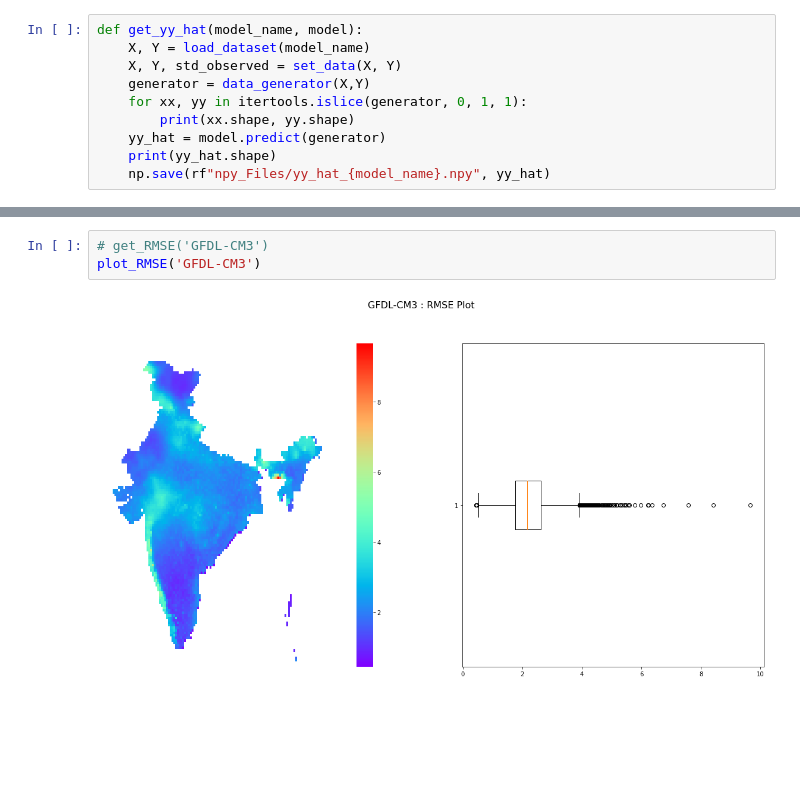
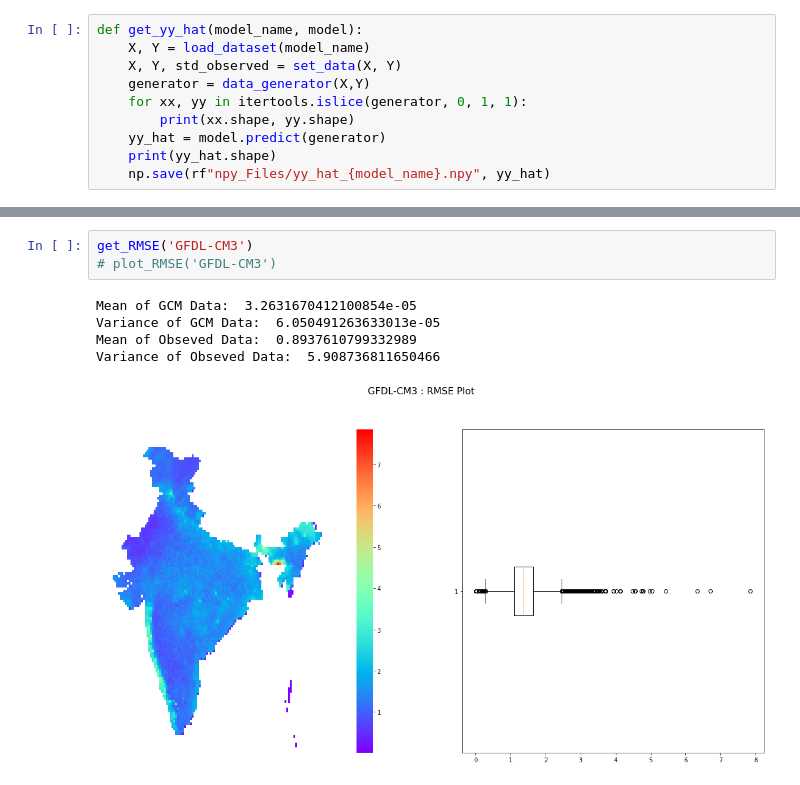
Before and after one commit to dubeysarth/Downscaling_AugmentedConvLSTM, a Jupyter notebook: 04_Testing_Stacks/Testing.ipynb, the cells around one changed output, grey strips where cells are left out. Cells and saved outputs as stored; diff of their text form; blank space fills up the shorter version.

```diff
--- a/04_Testing_Stacks/Testing.ipynb
+++ b/04_Testing_Stacks/Testing.ipynb
@@ -152,5 +163,9 @@ plot_RMSE('HadGEM2-ES')
 # %%
-# get_RMSE('GFDL-CM3')
-plot_RMSE('GFDL-CM3')
+get_RMSE('GFDL-CM3')
+# plot_RMSE('GFDL-CM3')
 # %% [output]
+Mean of GCM Data:  3.2631670412100854e-05
+Variance of GCM Data:  6.050491263633013e-05
+Mean of Obseved Data:  0.8937610799332989
+Variance of Obseved Data:  5.908736811650466
-[figure, old version]
+[figure, new version]
```
Also changed, not shown: parts of 16 cells of this notebook, 15 other files.
